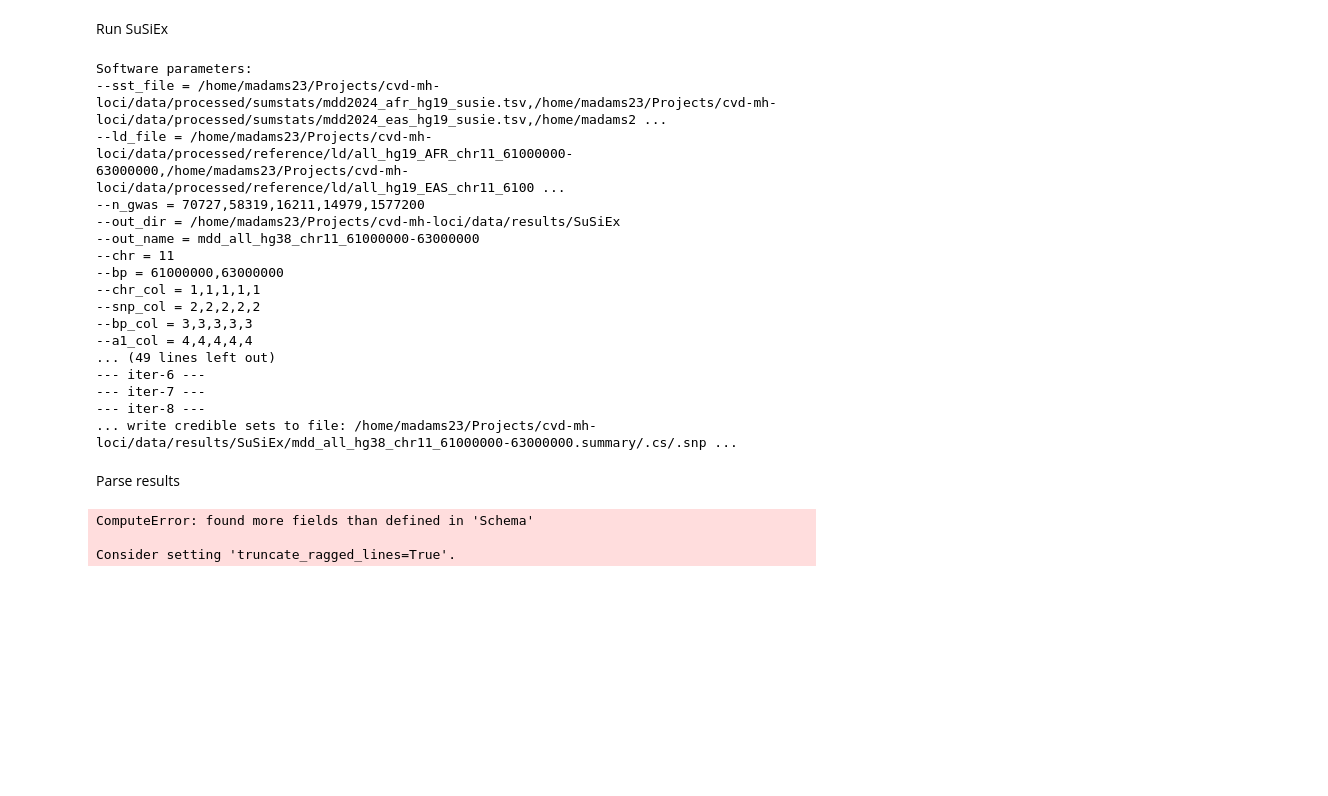
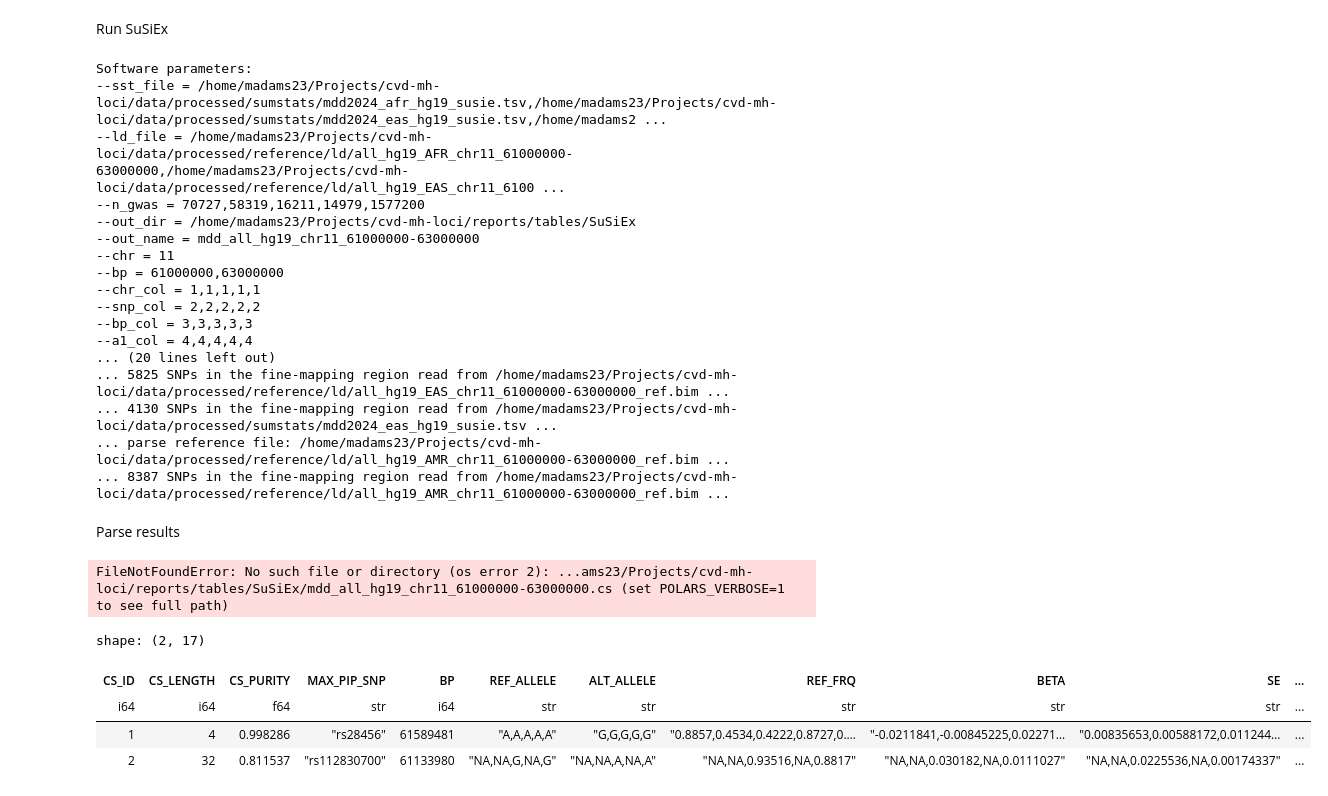
Before and after one commit to psychesystems/cvd-mh-loci, a Jupyter notebook: notebooks/Mapping/SuSiEx-Ref.ipynb, the cells around one changed output. Saved outputs shown, nothing was run; the diff lists cells and outputs as text; code cells hidden in the pictures; blank space fills up the shorter version.

```diff
--- a/notebooks/Mapping/SuSiEx-Ref.ipynb
+++ b/notebooks/Mapping/SuSiEx-Ref.ipynb
@@ -62,7 +62,7 @@ $here/vendor/SuSiEx/bin_static/SuSiEx \
   --n_gwas=70727,58319,16211,14979,1577200 \
   --ref_file=$ref_afr,$ref_eas,$ref_amr,$ref_sas,$ref_eur \
   --ld_file=$ld_afr,$ld_eas,$ld_amr,$ld_sas,$ld_eur \
-  --out_dir=${here}/data/results/SuSiEx \
+  --out_dir=${here}/reports/tables/SuSiEx \
   --out_name=mdd_all_hg19_chr11_61000000-63000000 \
   --chr=11 \
   --bp=61000000,63000000 \
@@ -87,26 +87,32 @@ Software parameters:
 --sst_file = /home/madams23/Projects/cvd-mh-loci/data/processed/sumstats/mdd2024_afr_hg19_susie.tsv,/home/madams23/Projects/cvd-mh-loci/data/processed/sumstats/mdd2024_eas_hg19_susie.tsv,/home/madams2 ...
 --ld_file = /home/madams23/Projects/cvd-mh-loci/data/processed/reference/ld/all_hg19_AFR_chr11_61000000-63000000,/home/madams23/Projects/cvd-mh-loci/data/processed/reference/ld/all_hg19_EAS_chr11_6100 ...
 --n_gwas = 70727,58319,16211,14979,1577200
---out_dir = /home/madams23/Projects/cvd-mh-loci/data/results/SuSiEx
---out_name = mdd_all_hg38_chr11_61000000-63000000
+--out_dir = /home/madams23/Projects/cvd-mh-loci/reports/tables/SuSiEx
+--out_name = mdd_all_hg19_chr11_61000000-63000000
 --chr = 11
 --bp = 61000000,63000000
 --chr_col = 1,1,1,1,1
 --snp_col = 2,2,2,2,2
 --bp_col = 3,3,3,3,3
 --a1_col = 4,4,4,4,4
-... (49 lines left out)
---- iter-6 ---
---- iter-7 ---
---- iter-8 ---
-... write credible sets to file: /home/madams23/Projects/cvd-mh-loci/data/results/SuSiEx/mdd_all_hg38_chr11_61000000-63000000.summary/.cs/.snp ...
+... (20 lines left out)
+... 5825 SNPs in the fine-mapping region read from /home/madams23/Projects/cvd-mh-loci/data/processed/reference/ld/all_hg19_EAS_chr11_61000000-63000000_ref.bim ...
+... 4130 SNPs in the fine-mapping region read from /home/madams23/Projects/cvd-mh-loci/data/processed/sumstats/mdd2024_eas_hg19_susie.tsv ...
+... parse reference file: /home/madams23/Projects/cvd-mh-loci/data/processed/reference/ld/all_hg19_AMR_chr11_61000000-63000000_ref.bim ...
+... 8387 SNPs in the fine-mapping region read from /home/madams23/Projects/cvd-mh-loci/data/processed/reference/ld/all_hg19_AMR_chr11_61000000-63000000_ref.bim ...
 # %% [markdown]
 Parse results
 # %%
-cs = pl.read_csv(here("data/results/SuSiEx/mdd_all_hg19_chr11_61000000-63000000.cs"), separator="\t")
-snp = pl.read_csv(here("data/results/SuSiEx/mdd_all_hg19_chr11_61000000-63000000.snp"), separator="\t")
-summary = pl.read_csv(here("data/results/SuSiEx/mdd_all_hg19_chr11_61000000-63000000.summary"), separator="\t")
+cs = pl.read_csv(here("reports/tables/SuSiEx/mdd_all_hg19_chr11_61000000-63000000.cs"), separator="\t")
+snp = pl.read_csv(here("reports/tables/SuSiEx/mdd_all_hg19_chr11_61000000-63000000.snp"), separator="\t")
+summary = pl.read_csv(here("reports/tables/SuSiEx/mdd_all_hg19_chr11_61000000-63000000.summary"), separator="\t", comment_prefix="#")
 # %% [output]
-ComputeError: found more fields than defined in 'Schema'
-
-Consider setting 'truncate_ragged_lines=True'.
+FileNotFoundError: No such file or directory (os error 2): ...ams23/Projects/cvd-mh-loci/reports/tables/SuSiEx/mdd_all_hg19_chr11_61000000-63000000.cs (set POLARS_VERBOSE=1 to see full path)
+# %%
+summary
+# %% [output]
+shape: (2, 17)
+| CS_ID | CS_LENGTH | CS_PURITY | MAX_PIP_SNP | BP | REF_ALLELE | ALT_ALLELE | REF_FRQ | BETA | SE | ... |
+| i64 | i64 | f64 | str | i64 | str | str | str | str | str | ... |
+| 1 | 4 | 0.998286 | "rs28456" | 61589481 | "A,A,A,A,A" | "G,G,G,G,G" | "0.8857,0.4534,0.4222,0.8727,0.… | "-0.0211841,-0.00845225,0.02271… | "0.00835653,0.00588172,0.011244… | ... |
+| 2 | 32 | 0.811537 | "rs112830700" | 61133980 | "NA,NA,G,NA,G" | "NA,NA,A,NA,A" | "NA,NA,0.93516,NA,0.8817" | "NA,NA,0.030182,NA,0.0111027" | "NA,NA,0.0225536,NA,0.00174337" | ... |
```
Also changed, not shown: parts of 2 cells of this notebook, 3 other files.
